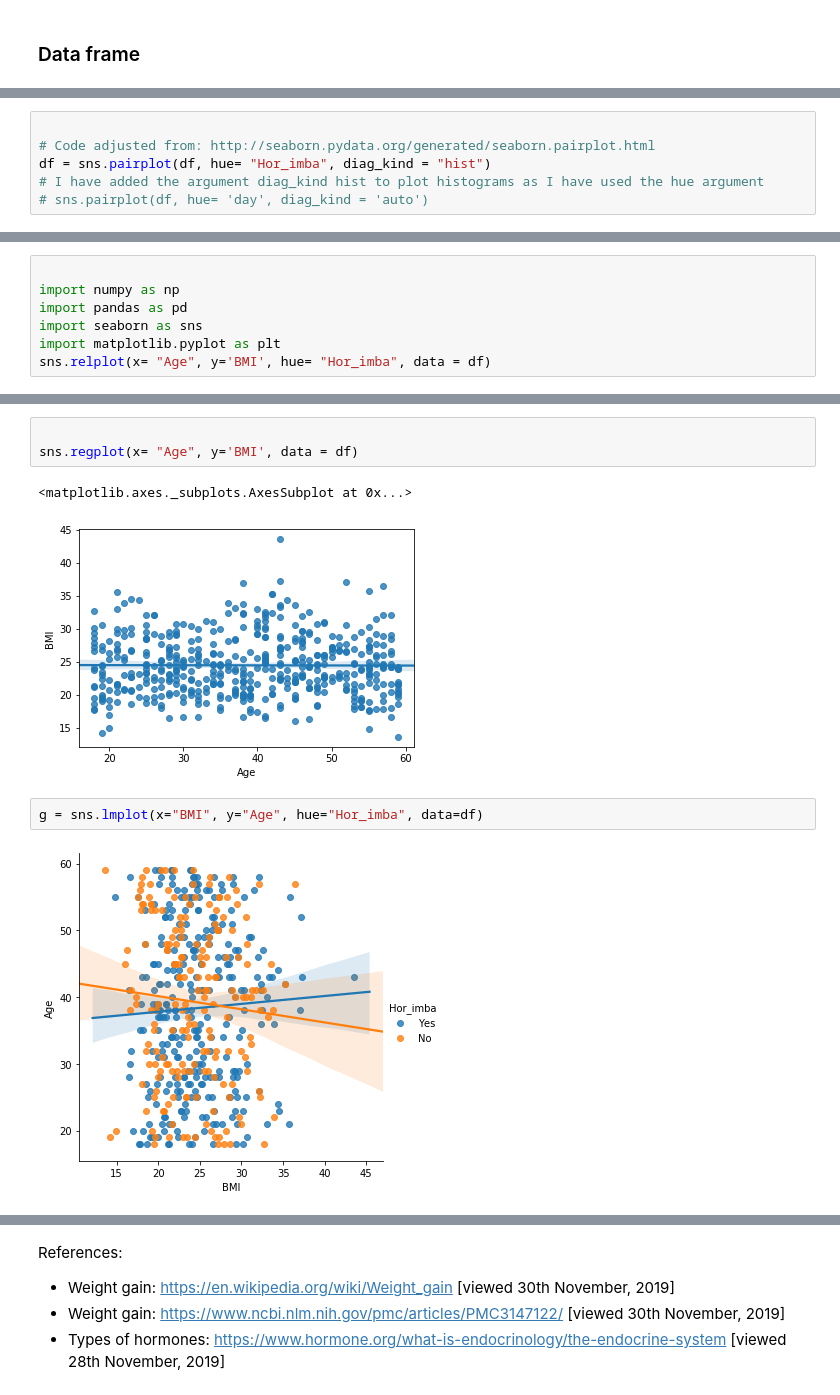
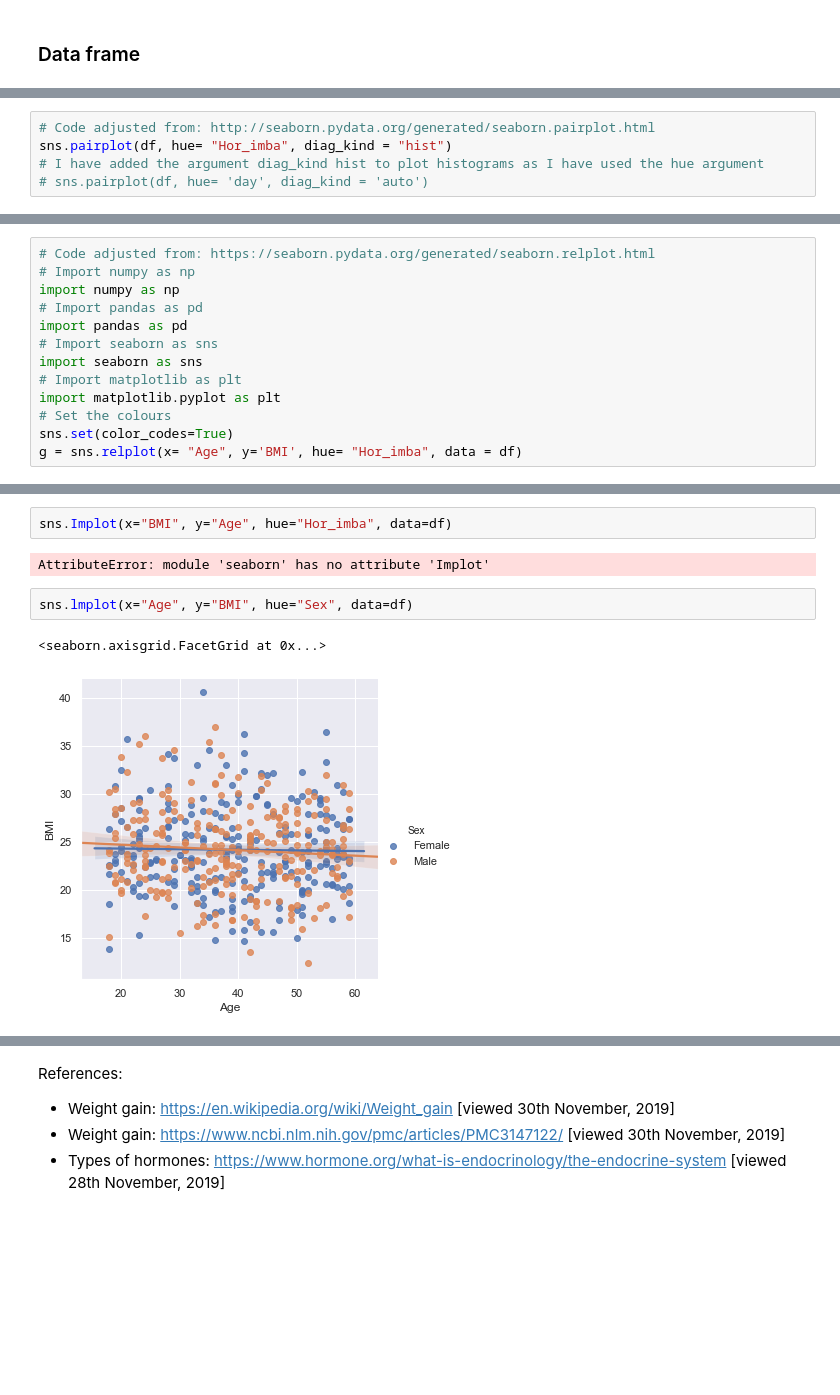
Before and after one commit to doriszd/Programming_project, a Jupyter notebook: project.ipynb, the cells around one changed output, grey strips where cells are left out. Saved outputs shown, nothing was run; the diff lists cells and outputs as text; blank space fills up the shorter version.

Commit message:
data frame and plots

```diff
--- a/project.ipynb
+++ b/project.ipynb
@@ -489,7 +489,6 @@ sns.pairplot(df, hue = "Sex")
 # %%
-
 # Code adjusted from: http://seaborn.pydata.org/generated/seaborn.pairplot.html
-df = sns.pairplot(df, hue= "Hor_imba", diag_kind = "hist")
+sns.pairplot(df, hue= "Hor_imba", diag_kind = "hist")
 # I have added the argument diag_kind hist to plot histograms as I have used the hue argument
 # sns.pairplot(df, hue= 'day', diag_kind = 'auto')
 # %% [output]
@@ -497,8 +497,14 @@ df = sns.pairplot(df, hue= "Hor_imba", diag_kind = "hist")
 # %%
-
+# Code adjusted from: https://seaborn.pydata.org/generated/seaborn.relplot.html
+# Import numpy as np
 import numpy as np
+# Import pandas as pd
 import pandas as pd
+# Import seaborn as sns
 import seaborn as sns
+# Import matplotlib as plt
 import matplotlib.pyplot as plt
-sns.relplot(x= "Age", y='BMI', hue= "Hor_imba", data = df)
+# Set the colours
+sns.set(color_codes=True)
+g = sns.relplot(x= "Age", y='BMI', hue= "Hor_imba", data = df)
 # %% [output]
@@ -507,10 +527,9 @@ sns.relplot(x= "Age", y='BMI', hue= "Hor_imba", data = df)
+# %%
+sns.Implot(x="BMI", y="Age", hue="Hor_imba", data=df)
+# %% [output]
+AttributeError: module 'seaborn' has no attribute 'Implot'
 # %%
-
-sns.regplot(x= "Age", y='BMI', data = df)
+sns.lmplot(x="Age", y="BMI", hue="Sex", data=df)
 # %% [output]
-<matplotlib.axes._subplots.AxesSubplot at 0x...>
+<seaborn.axisgrid.FacetGrid at 0x...>
-[figure, old version]
+[figure, new version]
-# %%
-g = sns.lmplot(x="BMI", y="Age", hue="Hor_imba", data=df)
-# %% [output]
-[figure, removed]
```
Also changed, not shown: parts of 32 cells of this notebook.
